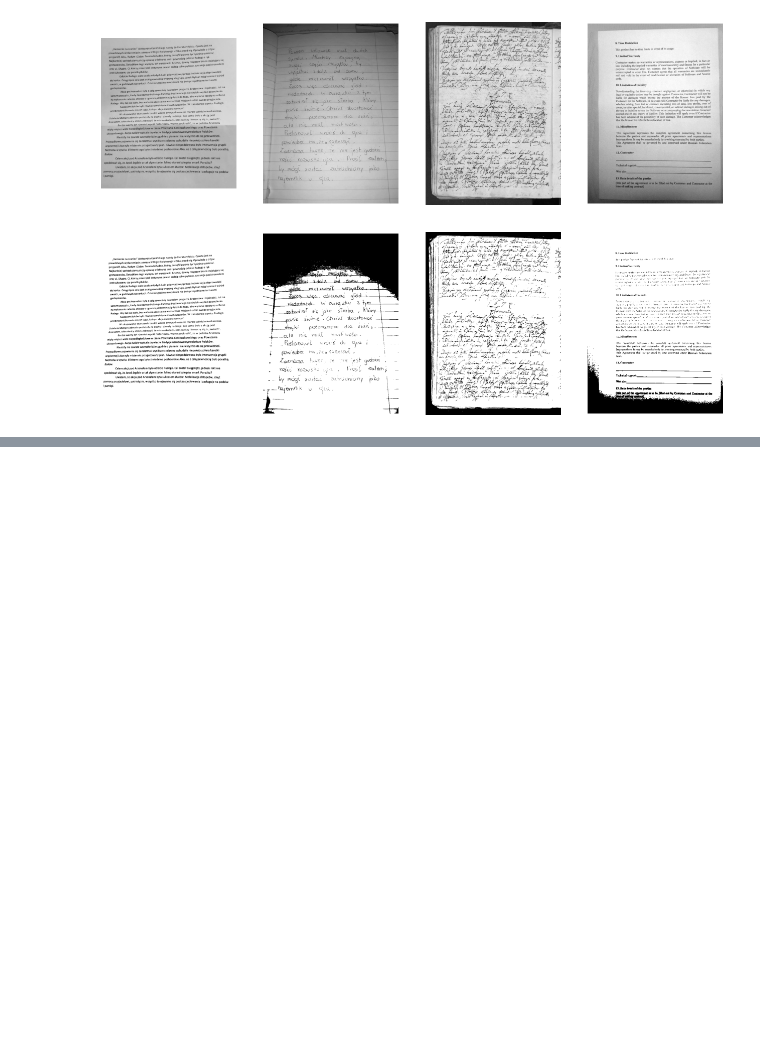
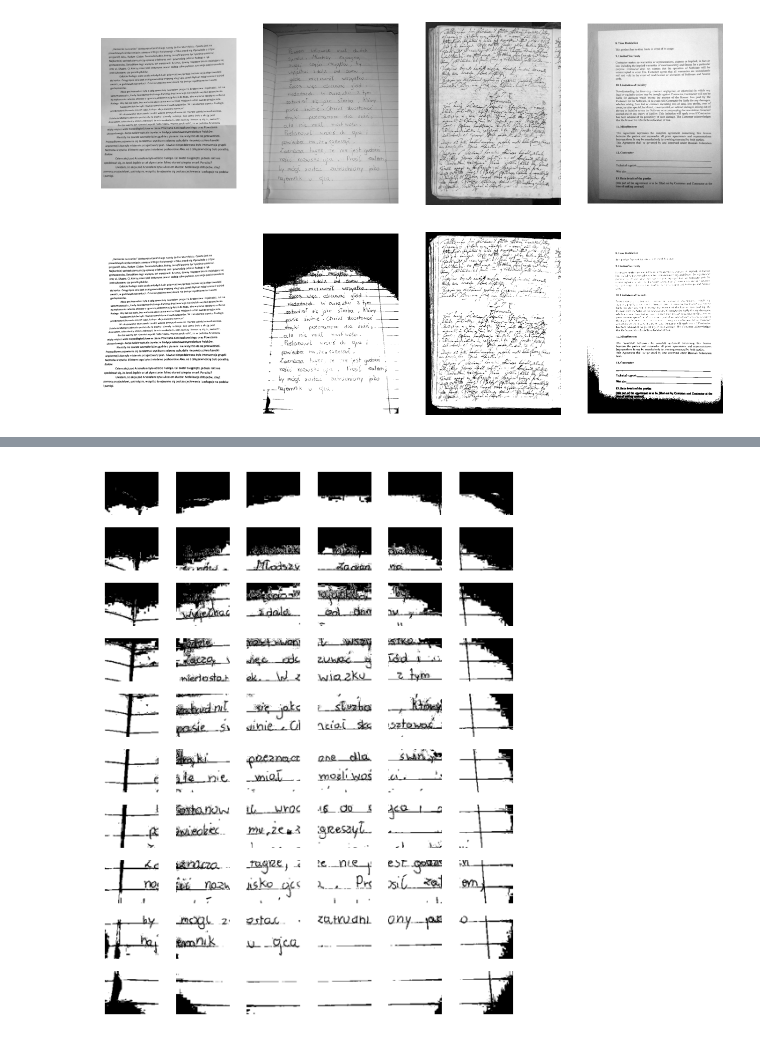
Before and after one commit to wikolego/wikolego-repository, a Jupyter notebook: ai-path/projects/image-to-black-white/src/Untitled1.ipynb, the cells around one changed output, grey strips where cells are left out. Drawn from its saved outputs; the diff is of its cells as text; code cells hidden in the pictures; blank space fills up the shorter version.

```diff
--- a/ai-path/projects/image-to-black-white/src/Untitled1.ipynb
+++ b/ai-path/projects/image-to-black-white/src/Untitled1.ipynb
@@ -205,2 +205,53 @@ mean: 179.5027947570183
 # %%
-for image_part in image_parts:
+import matplotlib.gridspec as gridspec
+
+image = images[1]
+image_height, image_width = image.shape
+higher_value = max(image_height, image_width)
+
+rows = 10        # related with height
+columns = 6      # related with width
+
+fig = plt.figure(figsize=(8 * image_width / higher_value, 8 * image_height / higher_value))
+gs = gridspec.GridSpec(rows, columns, figure=fig, wspace=0.3, hspace=0.3)
+
+# print("image sizes")
+# print(image_width, "-", image_height)
+# print("_________________")
+
+basic_prog = (255 + 0) / 2
+
+image_part_index = 0
+
+def changeImagePart1(image_part, image_rows, image_columns, prog):
+    # print(image_part, "-", image_rows, ",", image_columns, ",", prog)
+    for r in range(image_rows):
+        for c in range(image_columns):
+            if (image_part[r, c] <= prog):
+                image_part[r, c] = 0
+            else:
+                image_part[r, c] = 255
+    return image_part
+
+for r in range(rows):
+    r_begin = r * image_height // rows
+    r_end = (r + 1) * image_height // rows - 1
+
+    for c in range(columns):
+        c_begin = c * image_width // columns
+        c_end = (c + 1) * image_width // columns - 1
+
+        image_part = image_parts[image_part_index]
+        image_part_avg = avg_values[image_part_index]
+        prog = basic_prog * 0.25 + image_part_avg * 0.75
+
+        image_part = changeImagePart1(image_part, r_end - r_begin + 1, c_end - c_begin + 1, prog)
+
+        el = fig.add_subplot(gs[r, c])
+        el.axis('off')
+        # el.imshow(image_part)
+        el.imshow(image_part, cmap=plt.get_cmap('gray'))
+
+        image_part_index += 1
+# %% [output]
+[figure, added]
```
Also changed, not shown: parts of 2 cells of this notebook, 5 other files.
